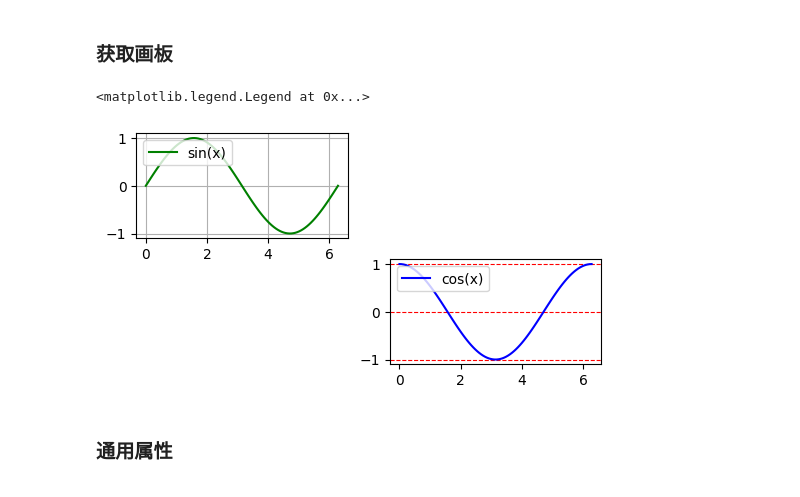
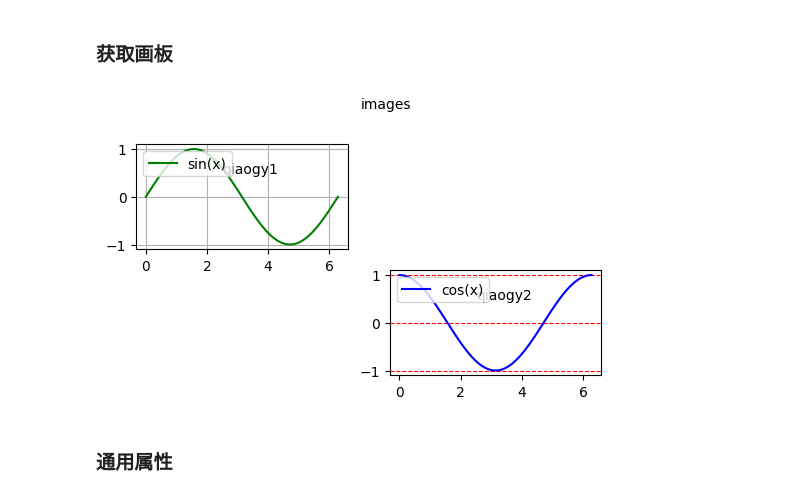
Before and after one commit to qiaogy91/pySkill, a Jupyter notebook: matplotlib绘图/Matplotlib绘图.ipynb, the cells around one changed output. Drawn from its saved outputs; the diff is of its cells as text; code cells hidden in the pictures.

```diff
--- a/matplotlib绘图/Matplotlib绘图.ipynb
+++ b/matplotlib绘图/Matplotlib绘图.ipynb
@@ -7,38 +7,42 @@
 # %%
 import matplotlib.pyplot as plt
 import numpy as np
 import pandas as pd
 
-# 创建画板：只负责管理画布
-figure = plt.figure(figsize=(6, 3))  # 宽高（寸）
+# 创建画板
+fig = plt.figure(figsize=(6, 3))  # 宽高（寸）
+fig.text(0.5, 1, "images") 				# 画板注释(0, 0) 是画布左下角，(1, 1) 是画布右上角
 
-# 创建画布：所有的画布默认都放在离自己最近的画板上
-# (行,列，idx)
-# (1,1,1) 将画板分为1行1列，并将画布贴在第一个位置上；
-# (3,2,3) 将画板分为3行2列，并将画布贴在第三个位置上；
-axes1 = plt.subplot(221)
-axes2 = plt.subplot(224)
+# 创建画布（必选）
+axes1 = plt.subplot(221) # (2,2,1) 将画板分为2行2列，并将画布贴在第一个位置上；
+axes2 = plt.subplot(224) # (2,2,4) 将画板分为2行2列，并将画布贴在第四个位置上；
 
-# 添加网格
+# 画布网格
 axes1.grid()
-axes2.grid(
-    axis="y",
-    color="red",
-    ls="--",
-)
+axes2.grid(axis="y", color="red", ls="--")
 
-# 进行绘图：所有的图形默认都绘制到离它最近的画布上
+# 画布注释
+axes1.text(2.5,0.5,"qiaogy1") # arg1,arg2 表示将注释添加到坐标中哪个位置
+axes2.text(2.5,0.5,"qiaogy2")
+
+# 数据准备（必选）
 x = np.linspace(0, 2 * np.pi, 100)
 y1 = np.sin(x)
 y2 = np.cos(x)
+
+# 进行绘图（必选）
 axes1.plot(x, y1, label='sin(x)', color="green")
 axes2.plot(x, y2,label='cos(x)', color="blue")
-# 所有的绘图函数中，都支持label参数
+
+# 展示Label 图例
 axes1.legend(loc='upper left') # 展示图例
 axes2.legend(loc='upper left') # 展示图例
+
+
+# 保存图片
+fig.savefig("./qioagy.png", dpi=300) # dpi 为像素，像素越大保存的图片越大
 # %% [output]
-<matplotlib.legend.Legend at 0x...>
-[figure, old version]
+[figure, new version]
 # %% [markdown]
 ### 通用属性
 # %%
```
Also changed, not shown: parts of 25 cells of this notebook, 3 other files.
